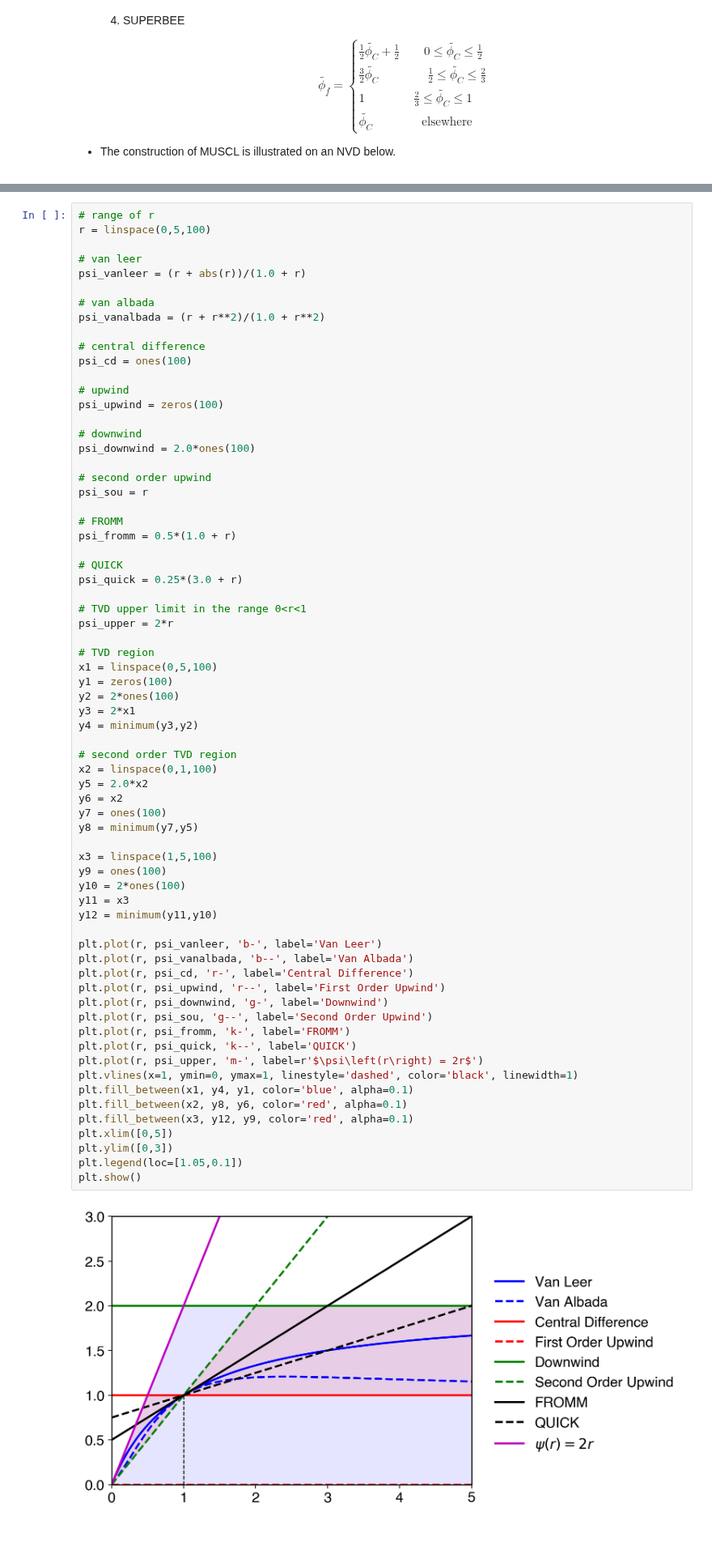
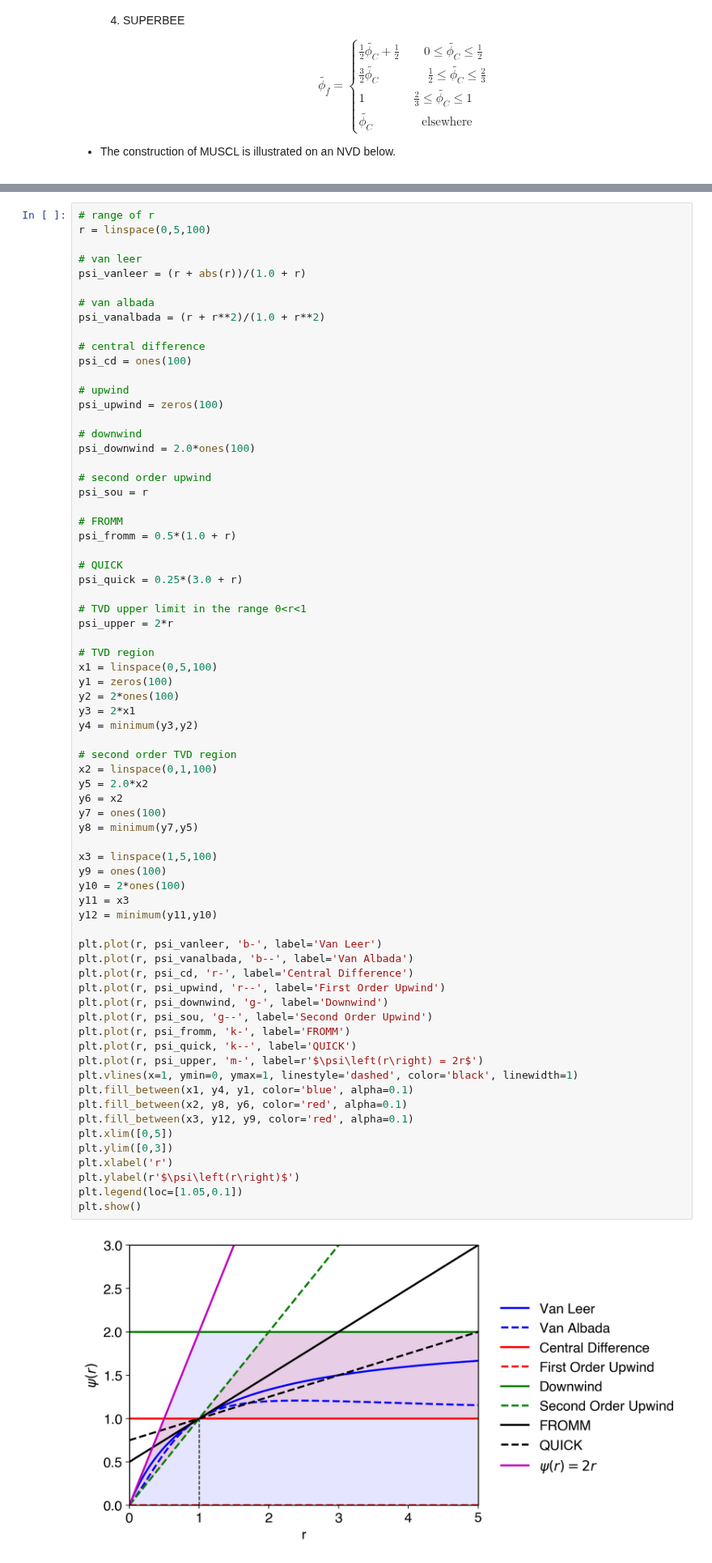
Before and after one commit to mach-8/notes-cfd, a Jupyter notebook: High-Resolution-Schemes.ipynb, the cells around one changed output, grey strips where cells are left out. Shown at 81% size. Cells and saved outputs as stored; diff of their text form; blank space fills up the shorter version.

```diff
--- a/High-Resolution-Schemes.ipynb
+++ b/High-Resolution-Schemes.ipynb
@@ -419,31 +419,33 @@ y4 = minimum(y3,y2)
 x2 = linspace(0,1,100)
 y5 = 2.0*x2
 y6 = x2
 y7 = ones(100)
 y8 = minimum(y7,y5)
 
 x3 = linspace(1,5,100)
 y9 = ones(100)
 y10 = 2*ones(100)
 y11 = x3
 y12 = minimum(y11,y10)
 
 plt.plot(r, psi_vanleer, 'b-', label='Van Leer')
 plt.plot(r, psi_vanalbada, 'b--', label='Van Albada')
 plt.plot(r, psi_cd, 'r-', label='Central Difference')
 plt.plot(r, psi_upwind, 'r--', label='First Order Upwind')
 plt.plot(r, psi_downwind, 'g-', label='Downwind')
 plt.plot(r, psi_sou, 'g--', label='Second Order Upwind')
 plt.plot(r, psi_fromm, 'k-', label='FROMM')
 plt.plot(r, psi_quick, 'k--', label='QUICK')
 plt.plot(r, psi_upper, 'm-', label=r'$\psi\left(r\right) = 2r$')
 plt.vlines(x=1, ymin=0, ymax=1, linestyle='dashed', color='black', linewidth=1)
 plt.fill_between(x1, y4, y1, color='blue', alpha=0.1)
 plt.fill_between(x2, y8, y6, color='red', alpha=0.1)
 plt.fill_between(x3, y12, y9, color='red', alpha=0.1)
 plt.xlim([0,5])
 plt.ylim([0,3])
+plt.xlabel('r')
+plt.ylabel(r'$\psi\left(r\right)$')
 plt.legend(loc=[1.05,0.1])
 plt.show()
 # %% [output]
-[figure, old version]
+[figure, new version]
```
Also changed, not shown: parts of 1 cell of this notebook.
